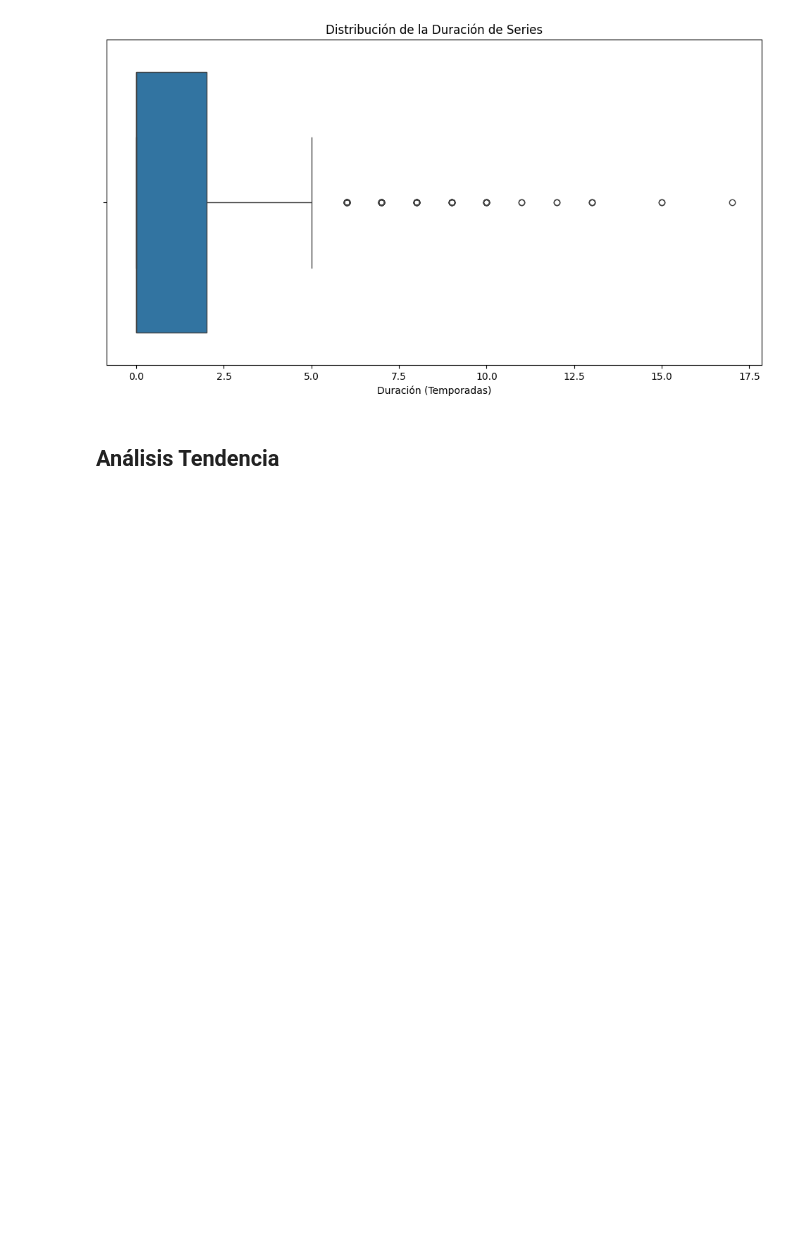
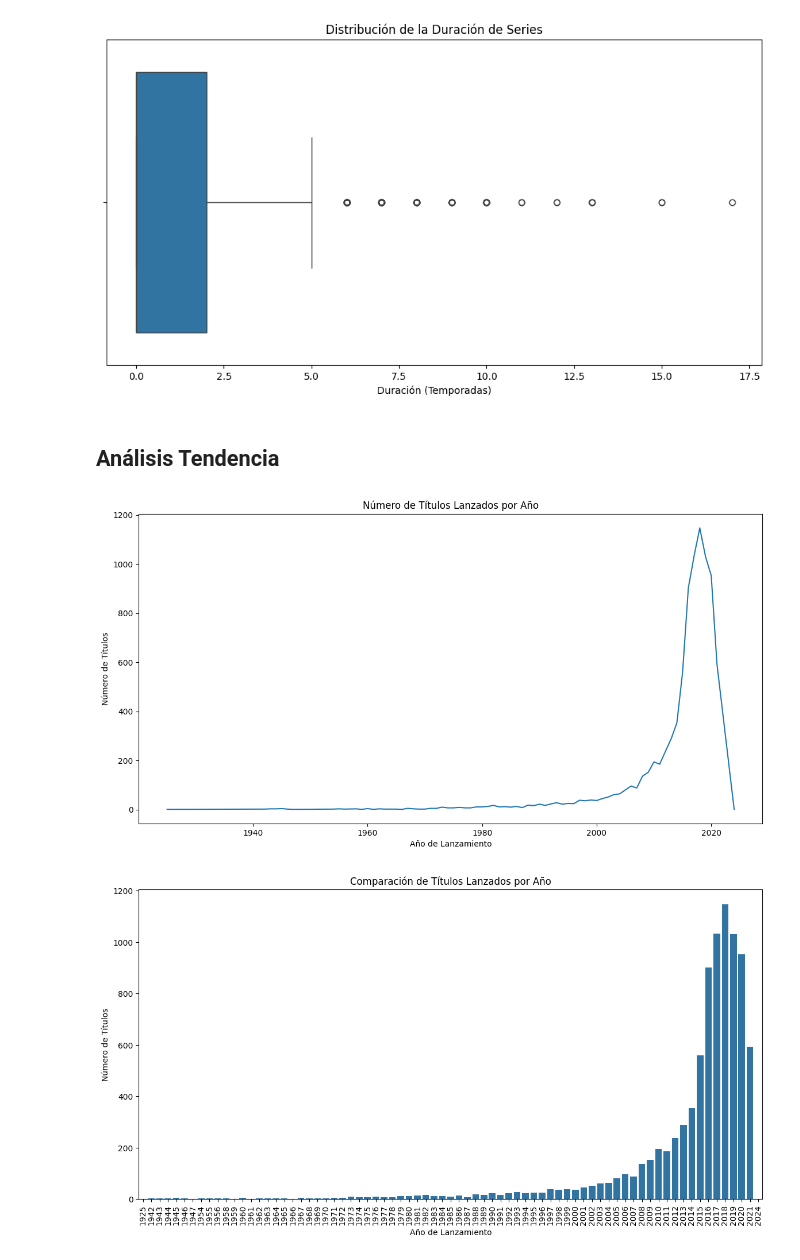
Before and after one commit to leandroabritez/Netflix-Movies-and-TV-Shows, a Jupyter notebook: 3.Análisis.ipynb, the cells around one changed output. Drawn from its saved outputs; the diff is of its cells as text; code cells hidden in the pictures; blank space fills up the shorter version.

```diff
--- a/3.Análisis.ipynb
+++ b/3.Análisis.ipynb
@@ -168,25 +168,25 @@ plt.show()
 # %% [markdown]
 ## Análisis Tendencia
 # %%
-# Filtrar títulos con valores nulos en la columna release_year
-df = df[df['release_year'].notnull()]
-
 # Contar títulos por año de lanzamiento
 titles_per_year = df.groupby('release_year').size().reset_index(name='count')
 
 # Visualizar la tendencia de lanzamientos por año
 plt.figure(figsize=(14, 7))
 sns.lineplot(data=titles_per_year, x='release_year', y='count')
 plt.title('Número de Títulos Lanzados por Año')
 plt.xlabel('Año de Lanzamiento')
 plt.ylabel('Número de Títulos')
 plt.show()
 
 # Visualizar la comparación de lanzamientos por año
 plt.figure(figsize=(14, 7))
 sns.barplot(data=titles_per_year, x='release_year', y='count')
 plt.title('Comparación de Títulos Lanzados por Año')
 plt.xlabel('Año de Lanzamiento')
 plt.ylabel('Número de Títulos')
-plt.xticks(rotation=45)
+plt.xticks(rotation=90)
 plt.show()
+# %% [output]
+[figure, added]
+[figure, added]
```
Also changed, not shown: parts of 1 cell of this notebook, 9 other files.
